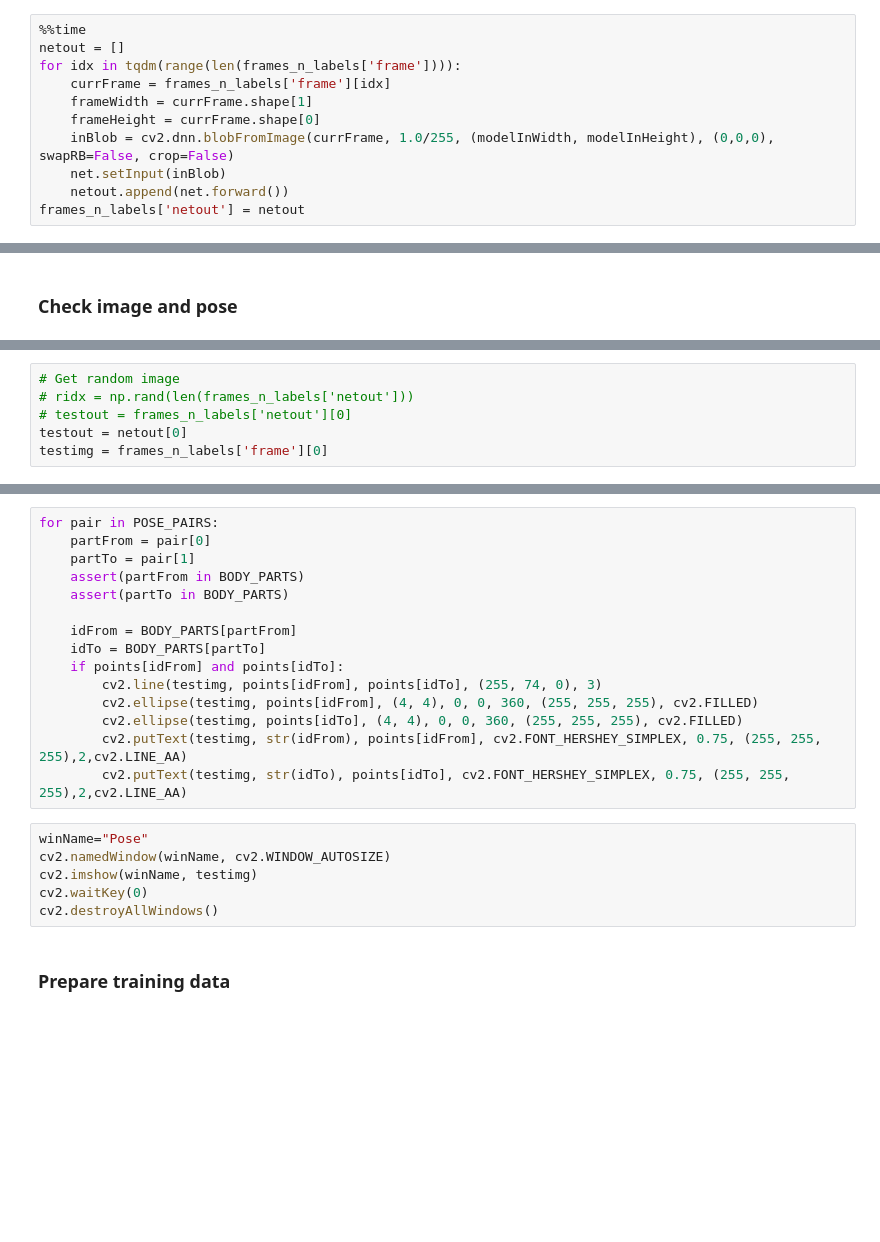
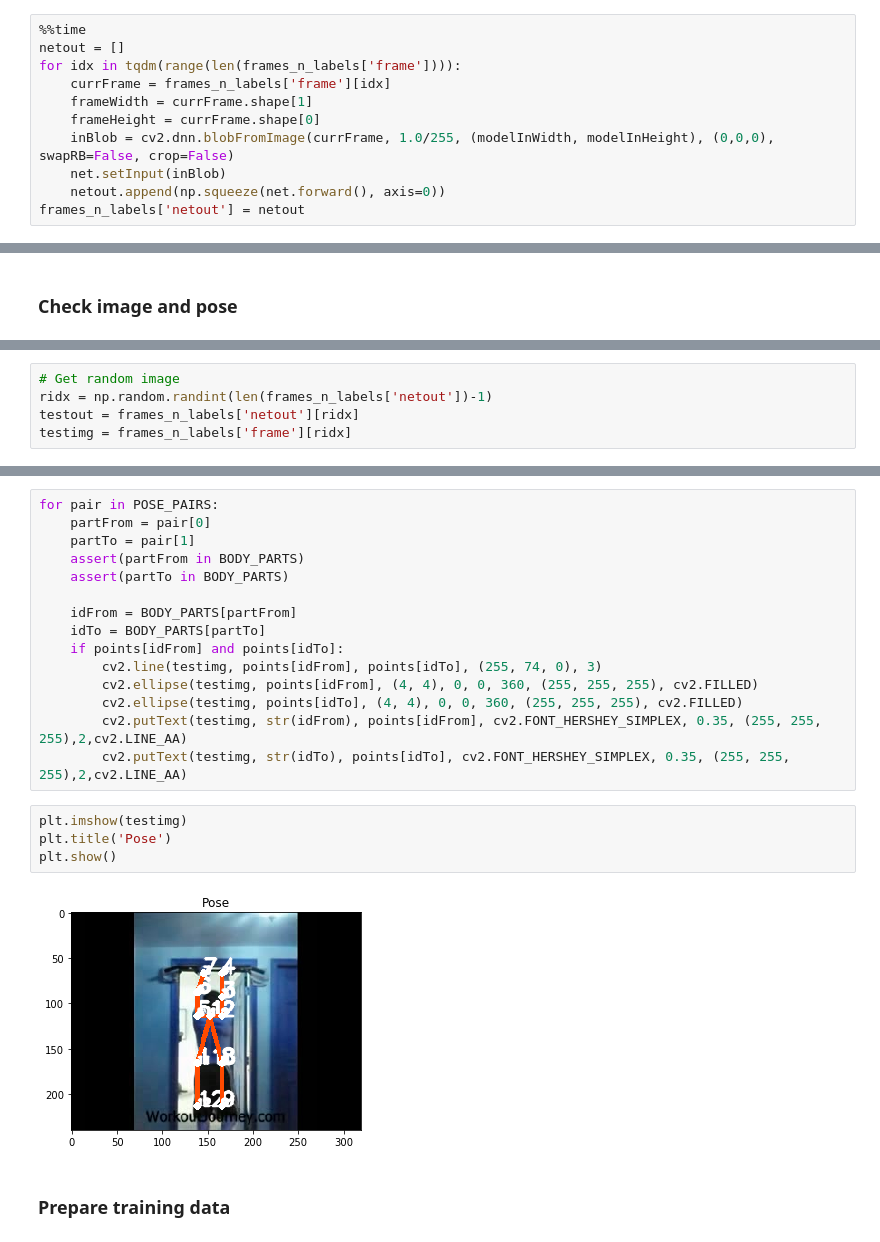
Before and after one commit to raymondng76/ISS-VSE-2019-09-23-IS1FT-CA2-Part2, a Jupyter notebook: CA2_Part2.ipynb, the cells around one changed output, grey strips where cells are left out. Drawn from its saved outputs; the diff is of its cells as text; blank space fills up the shorter version.

```diff
--- a/CA2_Part2.ipynb
+++ b/CA2_Part2.ipynb
@@ -174,6 +171,6 @@ for idx in tqdm(range(len(frames_n_labels['frame']))):
     frameHeight = currFrame.shape[0]
     inBlob = cv2.dnn.blobFromImage(currFrame, 1.0/255, (modelInWidth, modelInHeight), (0,0,0), swapRB=False, crop=False)
     net.setInput(inBlob)
-    netout.append(net.forward())
+    netout.append(np.squeeze(net.forward(), axis=0))
 frames_n_labels['netout'] = netout
 # %% [output]
@@ -187,9 +180,8 @@ netout[0].shape
 # %%
 # Get random image
-# ridx = np.rand(len(frames_n_labels['netout']))
-# testout = frames_n_labels['netout'][0]
-testout = netout[0]
-testimg = frames_n_labels['frame'][0]
+ridx = np.random.randint(len(frames_n_labels['netout'])-1)
+testout = frames_n_labels['netout'][ridx]
+testimg = frames_n_labels['frame'][ridx]
 # %%
 points = []
 for i in range(len(BODY_PARTS)):
@@ -218,14 +210,14 @@ for pair in POSE_PAIRS:
         cv2.line(testimg, points[idFrom], points[idTo], (255, 74, 0), 3)
         cv2.ellipse(testimg, points[idFrom], (4, 4), 0, 0, 360, (255, 255, 255), cv2.FILLED)
         cv2.ellipse(testimg, points[idTo], (4, 4), 0, 0, 360, (255, 255, 255), cv2.FILLED)
-        cv2.putText(testimg, str(idFrom), points[idFrom], cv2.FONT_HERSHEY_SIMPLEX, 0.75, (255, 255, 255),2,cv2.LINE_AA)
-        cv2.putText(testimg, str(idTo), points[idTo], cv2.FONT_HERSHEY_SIMPLEX, 0.75, (255, 255, 255),2,cv2.LINE_AA)
+        cv2.putText(testimg, str(idFrom), points[idFrom], cv2.FONT_HERSHEY_SIMPLEX, 0.35, (255, 255, 255),2,cv2.LINE_AA)
+        cv2.putText(testimg, str(idTo), points[idTo], cv2.FONT_HERSHEY_SIMPLEX, 0.35, (255, 255, 255),2,cv2.LINE_AA)
-# %%
-winName="Pose"
-cv2.namedWindow(winName, cv2.WINDOW_AUTOSIZE)
-cv2.imshow(winName, testimg)
-cv2.waitKey(0)
-cv2.destroyAllWindows()
+# %%
+plt.imshow(testimg)
+plt.title('Pose')
+plt.show()
+# %% [output]
+[figure, added]
 # %% [markdown]
 ### Prepare training data
 # %%
```
Also changed, not shown: parts of 12 cells of this notebook.
